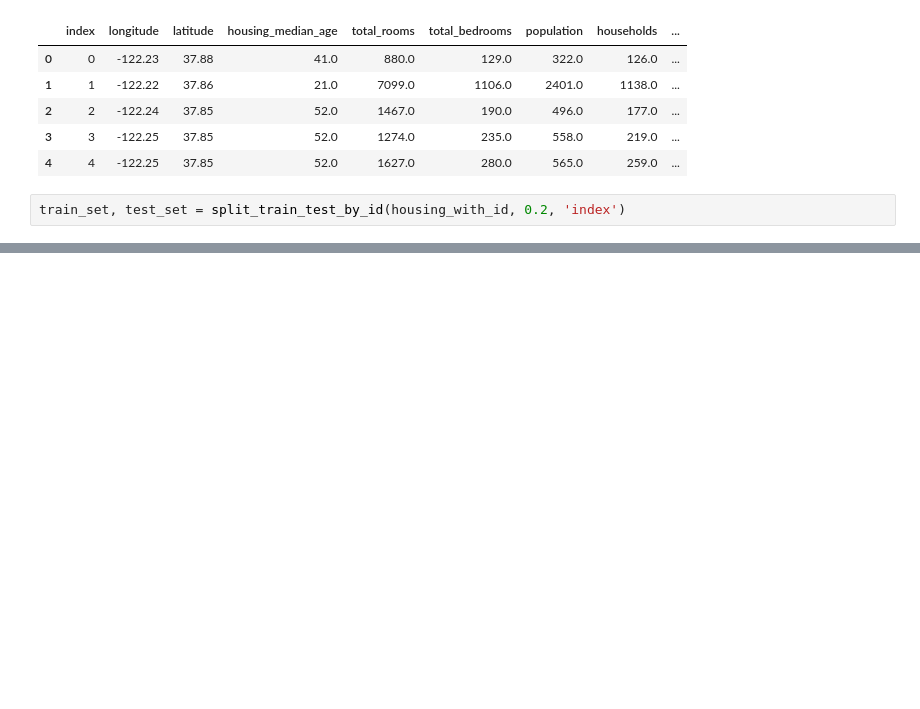
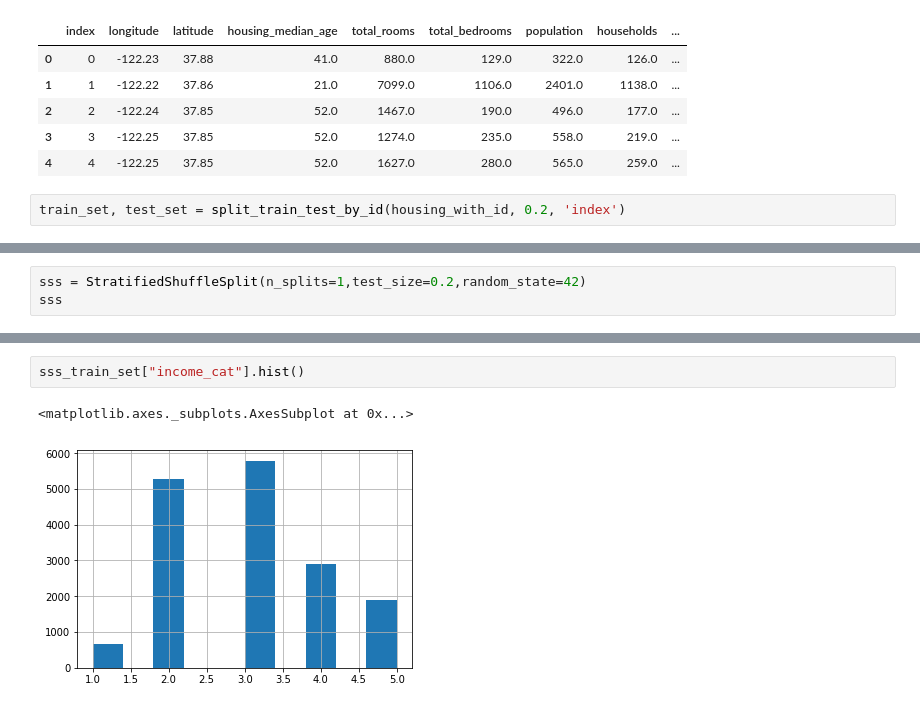
Before and after one commit to Magicbeanbuyer/Hands-On-Machine-Learning, a Jupyter notebook: Chapter 2 – End-to-end Machine Learning project.ipynb, the cells around one changed output, grey strips where cells are left out. Saved outputs shown, nothing was run; the diff lists cells and outputs as text; blank space fills up the shorter version.

```diff
--- a/Chapter 2 – End-to-end Machine Learning project.ipynb
+++ b/Chapter 2 – End-to-end Machine Learning project.ipynb
@@ -171,0 +248,3 @@ It is important to have a sufficient number of instances in your dataset for eac
+# %%
+sss = StratifiedShuffleSplit(n_splits=1,test_size=0.2,random_state=42)
+sss
@@ -171,0 +283,5 @@ It is important to have a sufficient number of instances in your dataset for eac
+# %%
+sss_train_set["income_cat"].hist()
+# %% [output]
+<matplotlib.axes._subplots.AxesSubplot at 0x...>
+[figure, added]
```
Also changed, not shown: parts of 24 cells of this notebook.
